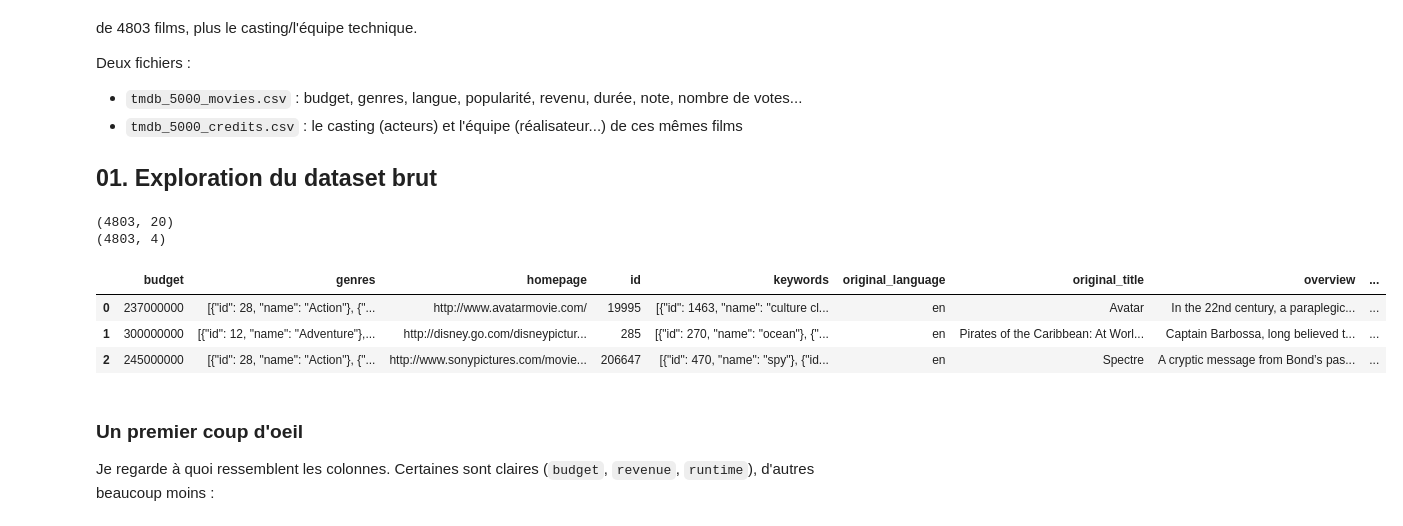
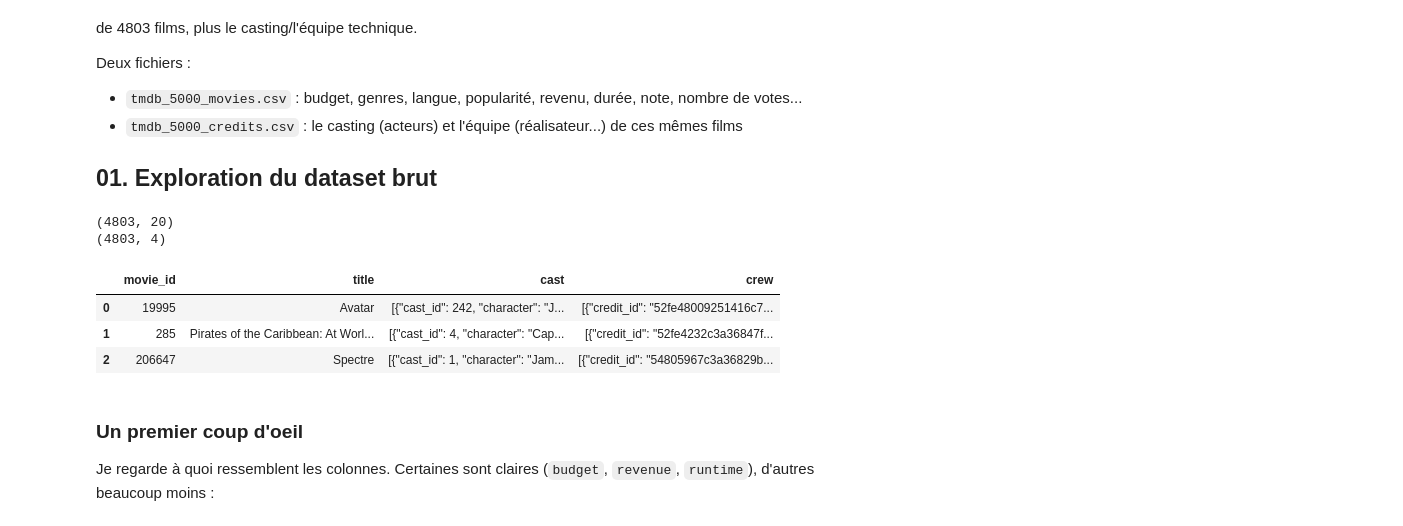
Before and after one commit to ilham-bennecib/cassandra_redis_nosql, a Jupyter notebook: notebooks/01_exploration_nettoyage.ipynb, the cells around one changed output. Cells and saved outputs as stored; diff of their text form; code cells hidden in the pictures.

```diff
--- a/notebooks/01_exploration_nettoyage.ipynb
+++ b/notebooks/01_exploration_nettoyage.ipynb
@@ -24,22 +24,22 @@ Deux fichiers :
 # %%
 import pandas as pd
 import ast
 import matplotlib.pyplot as plt
 
 pd.set_option("display.max_columns", None)
 
 movies = pd.read_csv("../tmdb_5000_movies.csv")
 credits = pd.read_csv("../tmdb_5000_credits.csv")
 print(movies.shape)
 print(credits.shape)
-movies.head(3)
+credits.head(3)
 # %% [output]
 (4803, 20)
 (4803, 4)
-|  | budget | genres | homepage | id | keywords | original_language | original_title | overview | ... |
-| 0 | 237000000 | [{"id": 28, "name": "Action"}, {"... | http://www.avatarmovie.com/ | 19995 | [{"id": 1463, "name": "culture cl... | en | Avatar | In the 22nd century, a paraplegic... | ... |
-| 1 | 300000000 | [{"id": 12, "name": "Adventure"},... | http://disney.go.com/disneypictur... | 285 | [{"id": 270, "name": "ocean"}, {"... | en | Pirates of the Caribbean: At Worl... | Captain Barbossa, long believed t... | ... |
-| 2 | 245000000 | [{"id": 28, "name": "Action"}, {"... | http://www.sonypictures.com/movie... | 206647 | [{"id": 470, "name": "spy"}, {"id... | en | Spectre | A cryptic message from Bond’s pas... | ... |
+|  | movie_id | title | cast | crew |
+| 0 | 19995 | Avatar | [{"cast_id": 242, "character": "J... | [{"credit_id": "52fe48009251416c7... |
+| 1 | 285 | Pirates of the Caribbean: At Worl... | [{"cast_id": 4, "character": "Cap... | [{"credit_id": "52fe4232c3a36847f... |
+| 2 | 206647 | Spectre | [{"cast_id": 1, "character": "Jam... | [{"credit_id": "54805967c3a36829b... |
 # %% [markdown]
 ### Un premier coup d'oeil
 
```
Also changed, not shown: parts of 1 cell of this notebook, 1 other file.
